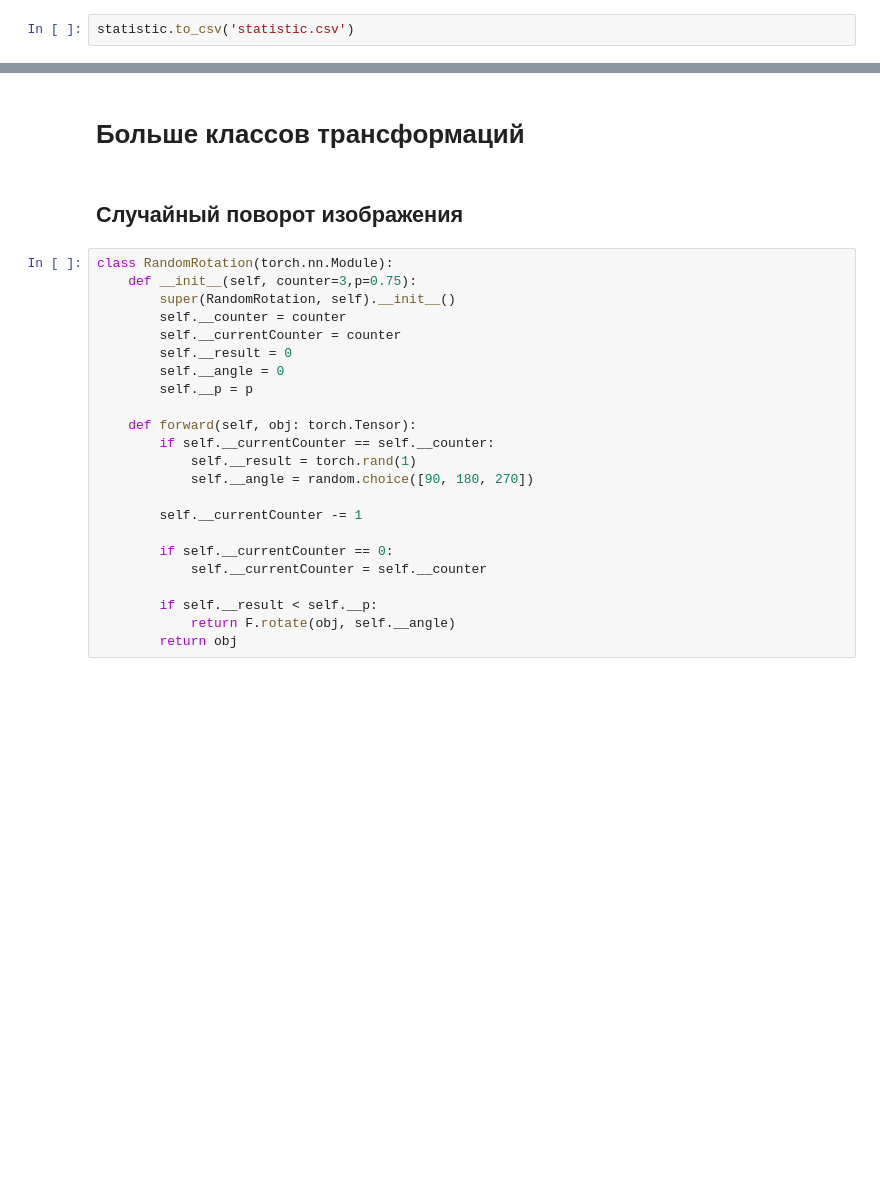
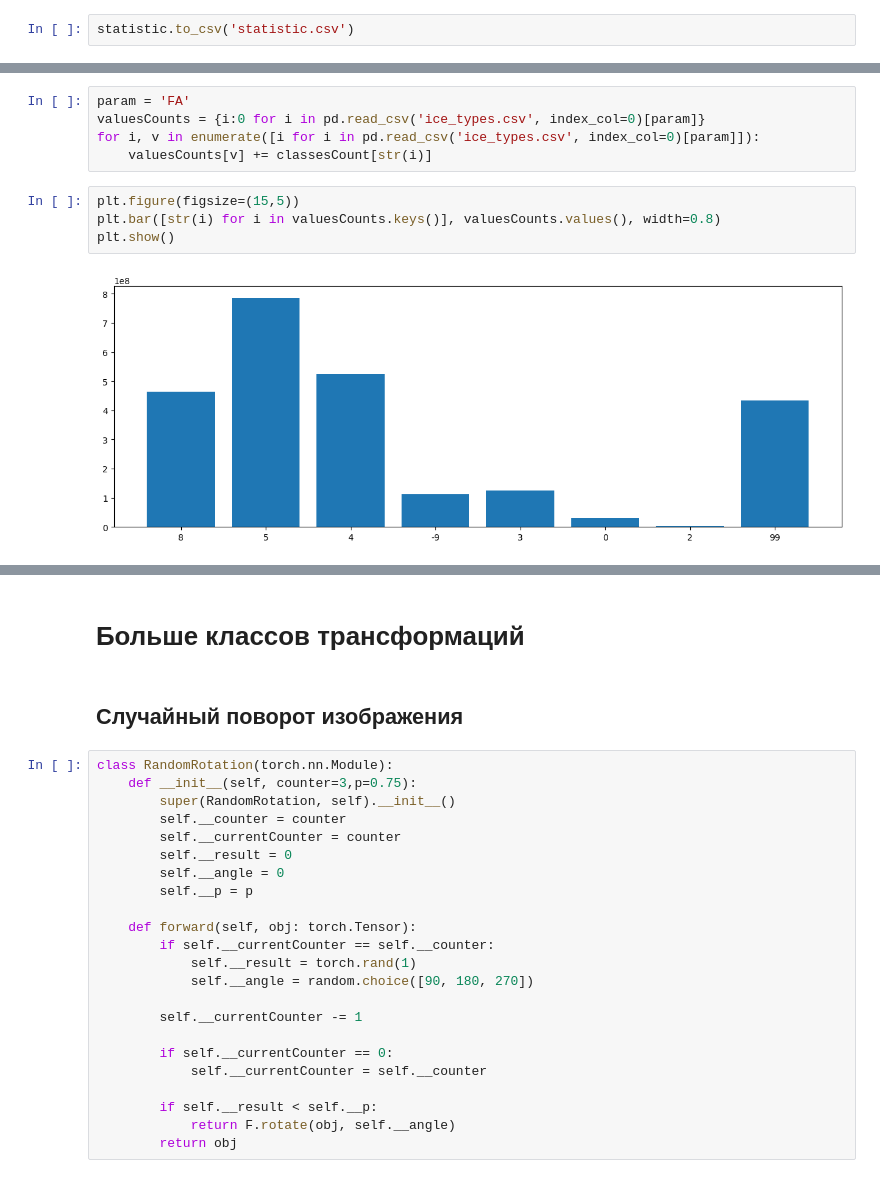
Before and after one commit to neykriim/learn_cycle, a Jupyter notebook: PSPNet main.ipynb, the cells around one changed output, grey strips where cells are left out. Cells and saved outputs as stored; diff of their text form; blank space fills up the shorter version.

```diff
--- a/PSPNet main.ipynb
+++ b/PSPNet main.ipynb
@@ -245,0 +294,11 @@ statistic.to_csv('statistic.csv')
+# %%
+param = 'FA'
+valuesCounts = {i:0 for i in pd.read_csv('ice_types.csv', index_col=0)[param]}
+for i, v in enumerate([i for i in pd.read_csv('ice_types.csv', index_col=0)[param]]):
+    valuesCounts[v] += classesCount[str(i)]
+# %%
+plt.figure(figsize=(15,5))
+plt.bar([str(i) for i in valuesCounts.keys()], valuesCounts.values(), width=0.8)
+plt.show()
+# %% [output]
+[figure, added]
```
Also changed, not shown: parts of 16 cells of this notebook.
